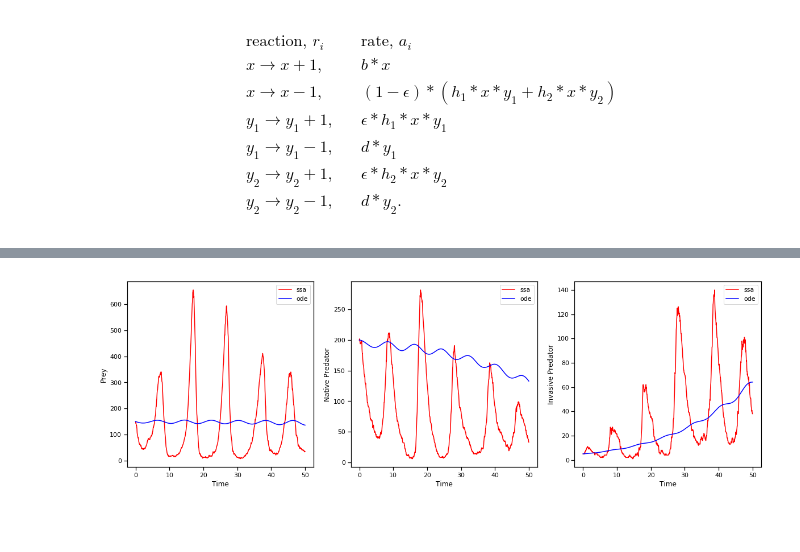
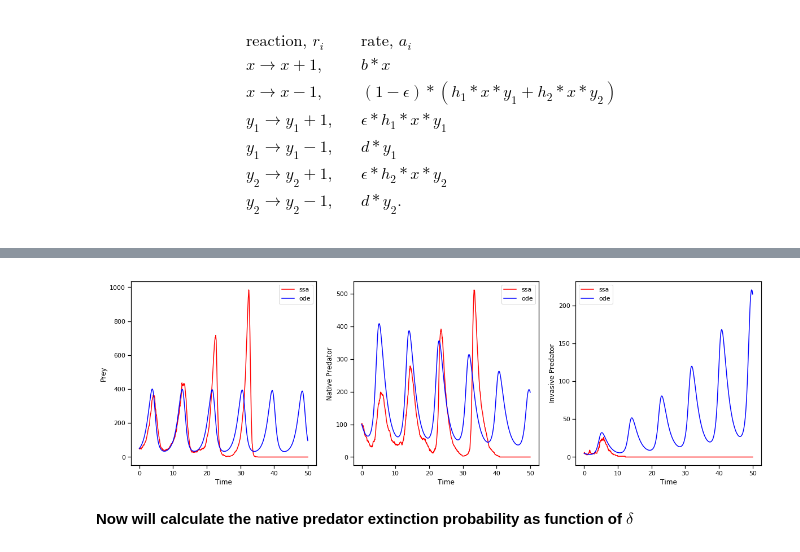
Before and after one commit to dorcohe/SciPythonFinalProject, a Jupyter notebook: FinalProject.ipynb, the cells around one changed output, grey strips where cells are left out. Saved outputs shown, nothing was run; the diff lists cells and outputs as text; code cells hidden in the pictures; blank space fills up the shorter version.

```diff
--- a/FinalProject.ipynb
+++ b/FinalProject.ipynb
@@ -306,7 +308,12 @@ def gillespie_ssa(b, h1, h2, ϵ, d, t0=0, x0=0, y10=0, y20=0, t_steps=1000, tmax
     # loop over recording times
     for i, next_t in enumerate(times):
         # simulate until next recording time
+        if y1<1 and y2<1:
+            states[0,i:] = x
+            break
         while t < next_t:
+            if y1<1 and y2<1:
+                break;
             Δt, Δx, Δy1, Δy2 = gillespie_step(x, y1, y2, b, h1, h2, ϵ, d)
             t, x, y1, y2 = t+Δt, x+Δx, y1+Δy1, y2+Δy2
 
@@ -315,5 +322,5 @@ def gillespie_ssa(b, h1, h2, ϵ, d, t0=0, x0=0, y10=0, y20=0, t_steps=1000, tmax
     # return array equivalent to [[times, prey, predator] for t in times]
     return np.concatenate((times.reshape(1, -1), states), axis=0)
 
-t, x, y1, y2 = gillespie_ssa(b, h1, h2, ϵ, d, t0=0, x0=d/(ϵ*h1), y10=b/h1, y20=5, t_steps=1000, tmax=50)
+t, x, y1, y2 = gillespie_ssa(b, h1, h2, ϵ, d, t0=0, x0=50, y10=100, y20=5, t_steps=1000, tmax=50)
 # %% [output]
@@ -322,19 +329,21 @@ Wall time: 858 ms
 # %%
-T, XY = solve_plot(d/(ϵ*h1),b/h1,5 , 50, b, h1, h2, ϵ, d, "", False)
+T, XY = solve_plot(50,100, 5, 50, b, h1, h2, ϵ, d, "", False)
 
 
 fig, axes = plt.subplots(1, 3, figsize=(20, 6))
 axes[0].plot(t, x, color = 'red', label = 'ssa')
 axes[0].plot(T,XY[0,:], color = 'blue', label = 'ode')
 axes[0].set(xlabel='Time', ylabel='Prey')
 axes[0].legend()
 axes[1].plot(t, y1, color = 'red', label = 'ssa')
 axes[1].plot(T,XY[1,:], color = 'blue', label = 'ode')
 axes[1].set(xlabel='Time', ylabel='Native Predator');
 axes[1].legend();
 axes[2].plot(t, y2, color = 'red', label = 'ssa')
 axes[2].plot(T,XY[2,:], color = 'blue', label = 'ode')
 axes[2].set(xlabel='Time', ylabel='Invasive Predator');
 axes[2].legend();
 # %% [output]
-[figure, old version]
+[figure, new version]
+# %% [markdown]
+**Now will calculate the native predator extinction probability as function of $\delta$**
```
Also changed, not shown: parts of 5 cells of this notebook.
